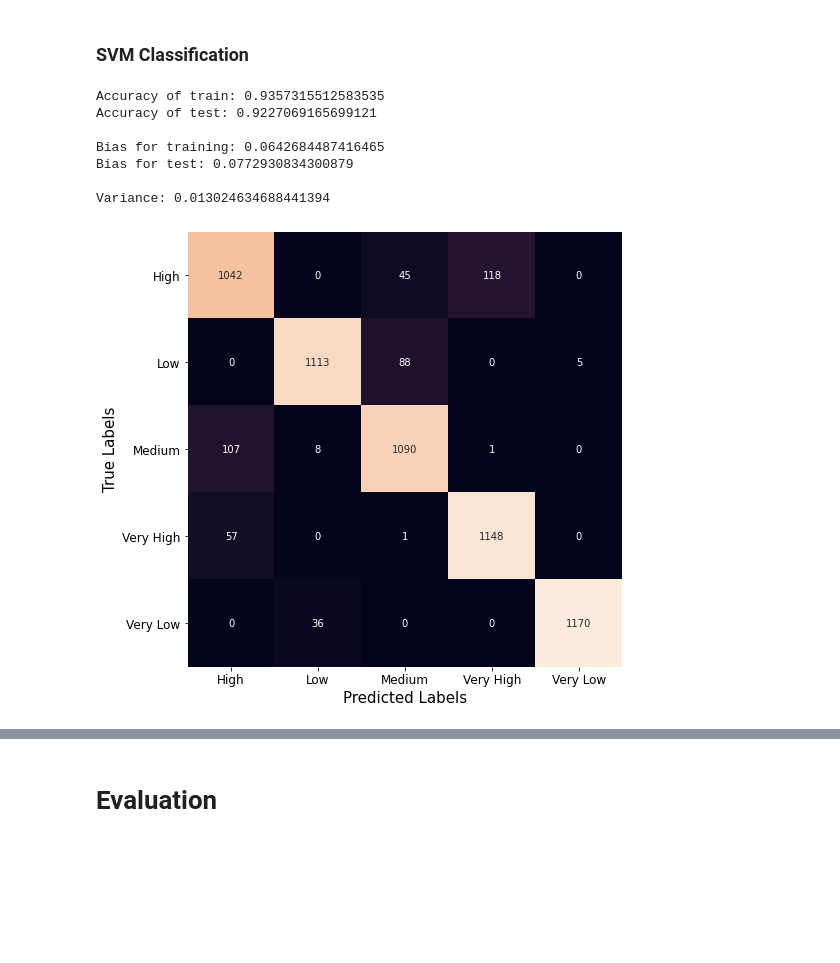
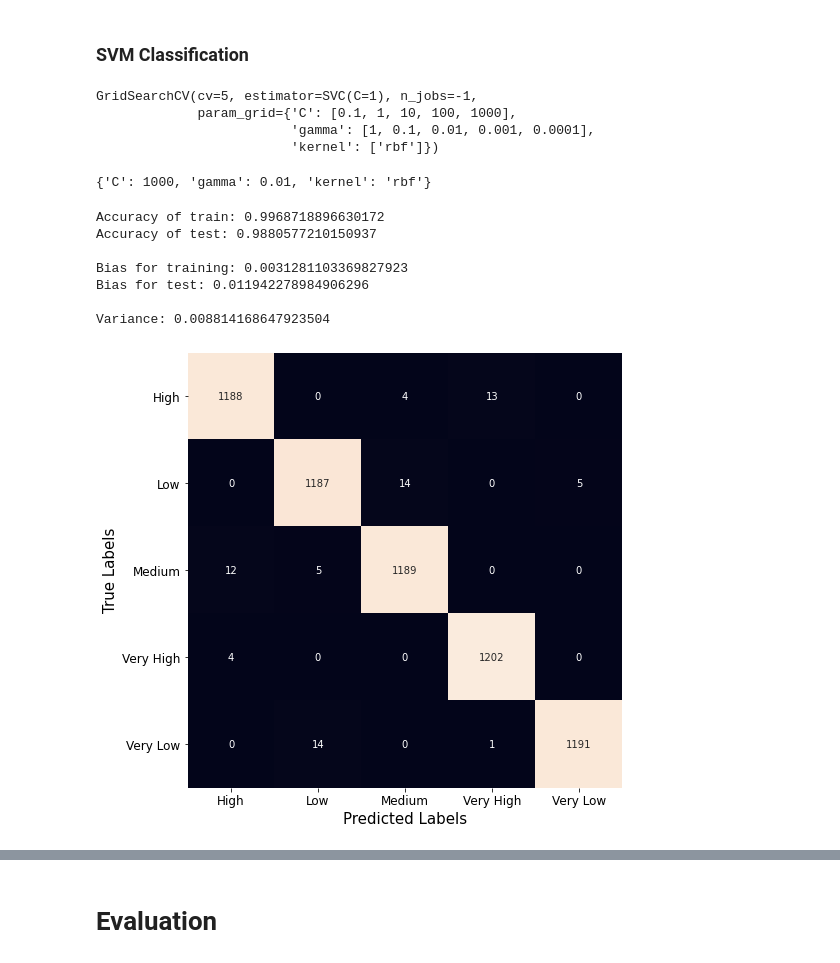
Before and after one commit to ResulKayim/GlobalAIHubMachineLearningCourse, a Jupyter notebook: Final Project/Final Project.ipynb, the cells around one changed output, grey strips where cells are left out. Saved outputs shown, nothing was run; the diff lists cells and outputs as text; code cells hidden in the pictures; blank space fills up the shorter version.

```diff
--- a/Final Project/Final Project.ipynb
+++ b/Final Project/Final Project.ipynb
@@ -414,2 +438,14 @@ F1 Score = 0.9878833651057004
 # %% [markdown]
 ### KNN Classification
+# %%
+#KNN Classification model creation
+knn = KNeighborsClassifier(n_neighbors=2, n_jobs=-1)
+
+knn_dict = {
+    'n_neighbors':range(1,11),
+    'weights':['uniform', 'distance'],
+    'metric':['euclidean', 'manhattan']
+}
+
+knn_grid = GridSearchCV(knn, param_grid=knn_dict, cv=5, n_jobs=-1)
+knn_grid.fit(X_train_scaled,y_train)
@@ -416,9 +463,6 @@ F1 Score = 0.9878833651057004
 # %%
-#KNN Classification model creation
-knn = KNeighborsClassifier(n_neighbors=2, n_jobs=-1)
-knn.fit(X_train_scaled, y_train)
-train_score = knn.score(X_train_scaled,y_train)
-test_score = knn.score(X_test_scaled,y_test)
+train_score = knn_grid.score(X_train_scaled,y_train)
+test_score = knn_grid.score(X_test_scaled,y_test)
 print("Accuracy of train:",train_score)
 print("Accuracy of test:",test_score)
 print("\nBias for training:",1-train_score)
@@ -426,6 +470,6 @@ print("Bias for test:",1-test_score)
 print("\nVariance:",(1-test_score)-(1-train_score))
 print("\n\n")
 
-pred = knn.predict(X_test_scaled)
+pred = knn_grid.predict(X_test_scaled)
 create_cm(y_test, pred)
 # %% [output]
@@ -463,29 +507,47 @@ F1 Score = 0.8965514090682811
 # %% [markdown]
 ### SVM Classification
+# %%
+# SVM Classification model creation
+svm = SVC(C=1, kernel='rbf')
+param_dict = {
+    'C': [0.1, 1, 10, 100, 1000],
+    'gamma': [1, 0.1, 0.01, 0.001, 0.0001],
+    'kernel': ['rbf']
+}
+
+svm_grid = GridSearchCV(svm, param_grid=param_dict, cv=5, n_jobs=-1)
+svm_grid.fit(X_train_scaled, y_train)
+# %% [output]
+GridSearchCV(cv=5, estimator=SVC(C=1), n_jobs=-1,
+             param_grid={'C': [0.1, 1, 10, 100, 1000],
+                         'gamma': [1, 0.1, 0.01, 0.001, 0.0001],
+                         'kernel': ['rbf']})
+# %%
+# Best Params
+svm_grid.best_params_
+# %% [output]
+{'C': 1000, 'gamma': 0.01, 'kernel': 'rbf'}
 # %%
-# SVM Classification model creation
-svm = SVC(C=1, kernel='rbf')
-svm.fit(X_train_scaled, y_train)
-train_score = svm.score(X_train_scaled,y_train)
-test_score = svm.score(X_test_scaled,y_test)
+train_score = svm_grid.score(X_train_scaled,y_train)
+test_score = svm_grid.score(X_test_scaled,y_test)
 print("Accuracy of train:",train_score)
 print("Accuracy of test:",test_score)
 print("\nBias for training:",1-train_score)
 print("Bias for test:",1-test_score)
 print("\nVariance:",(1-test_score)-(1-train_score))
 print("\n\n")
 
-pred = svm.predict(X_test_scaled)
+pred = svm_grid.predict(X_test_scaled)
 create_cm(y_test, pred)
 # %% [output]
-Accuracy of train: 0.9357315512583535
-Accuracy of test: 0.9227069165699121
+Accuracy of train: 0.9968718896630172
+Accuracy of test: 0.9880577210150937
 
-Bias for training: 0.0642684487416465
-Bias for test: 0.0772930834300879
+Bias for training: 0.0031281103369827923
+Bias for test: 0.011942278984906296
 
-Variance: 0.013024634688441394
+Variance: 0.008814168647923504
-[figure, old version]
+[figure, new version]
 # %%
 print(classification_report(y_test,pred))
 print("Precision = {}".format(precision_score(y_test, pred, average='macro')))
```
Also changed, not shown: parts of 13 cells of this notebook.
